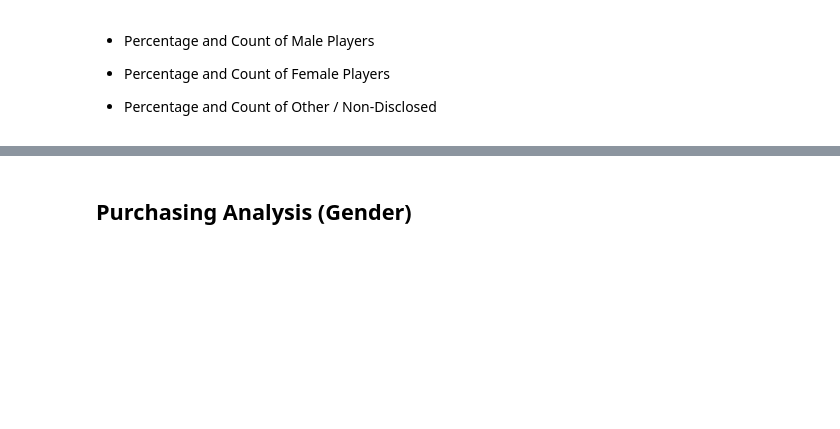
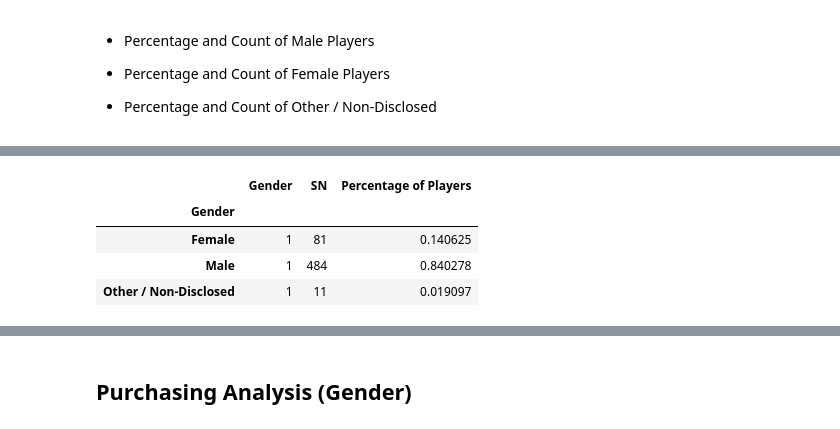
Before and after one commit to jennneth/pandas-challenge, a Jupyter notebook: HeroesofPymoli/HeroesOfPymoli_starter.ipynb, the cells around one changed output, grey strips where cells are left out. Saved outputs shown, nothing was run; the diff lists cells and outputs as text; code cells hidden in the pictures; blank space fills up the shorter version.

Commit message:
Added gender demographics analysis section

```diff
--- a/HeroesofPymoli/HeroesOfPymoli_starter.ipynb
+++ b/HeroesofPymoli/HeroesOfPymoli_starter.ipynb
@@ -38,7 +38,7 @@ purchase_data["SN"].count()
 # %% [output]
 780
 # %%
-total_players = purchase_data["SN"].unique()
-total_players.shape
-print(len(total_players))
+total_players = len(purchase_data["SN"].unique())
+total_players_df = pd.DataFrame({"Total Players": [total_players]})
+total_players_df
 # %% [output]
@@ -96,0 +107,5 @@ analysis_df
+# %%
+#what if...
+#create a df with unique list of SN and gender
+all_user_df = purchase_data[["Gender","SN"]]
+all_user_df.head()
@@ -96,0 +119,5 @@ analysis_df
+# %%
+gender_group = all_user_df.groupby(["Gender"])
+gender_comparison_df = gender_group.nunique()
+
+gender_comparison_df
@@ -96,0 +130,9 @@ analysis_df
+# %%
+gender_comparison_df["Percentage of Players"] = gender_comparison_df["SN"].div(total_players)
+gender_comparison_df
+# %% [output]
+|  | Gender | SN | Percentage of Players |
+| Gender |  |  |  |
+| Female | 1 | 81 | 0.140625 |
+| Male | 1 | 484 | 0.840278 |
+| Other / Non-Disclosed | 1 | 11 | 0.019097 |
```
Also changed, not shown: parts of 12 cells of this notebook.
